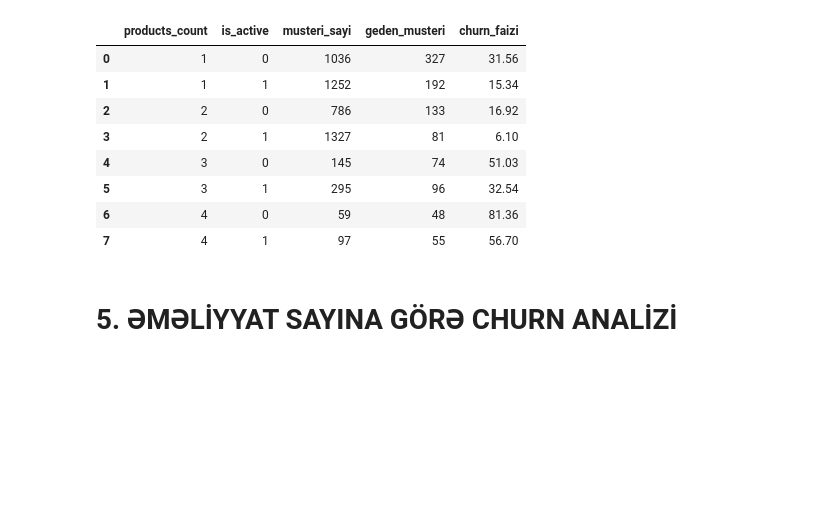
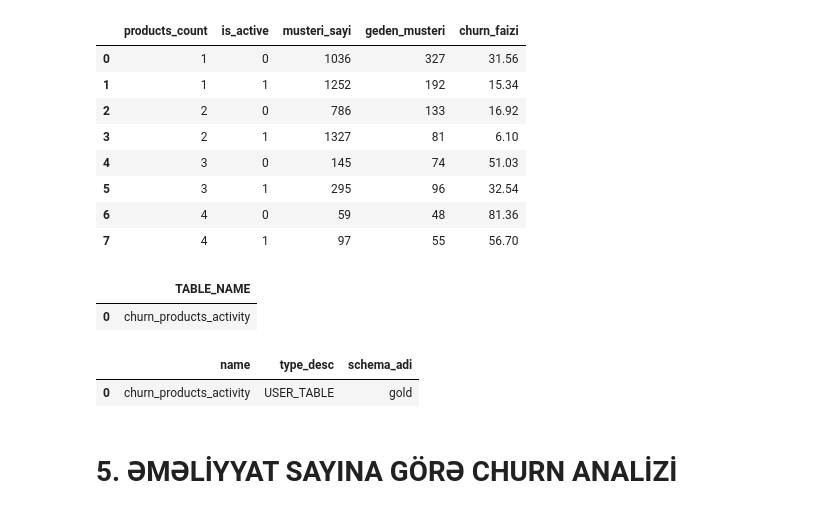
Before and after one commit to mashadiyevasabina/Bank_Analysis, a Jupyter notebook: notebooks/3_Gold/04.sql_report copy.ipynb, the cells around one changed output. Cells and saved outputs as stored; diff of their text form; code cells hidden in the pictures; blank space fills up the shorter version.

```diff
--- a/notebooks/3_Gold/04.sql_report copy.ipynb
+++ b/notebooks/3_Gold/04.sql_report copy.ipynb
@@ -141,4 +145,26 @@ with engine.begin() as conn:
     conn.execute(text(gold_sql))
+# %%
+pd.read_sql("""
+SELECT TABLE_NAME
+FROM INFORMATION_SCHEMA.TABLES
+WHERE TABLE_SCHEMA = 'gold'
+  AND TABLE_NAME = 'churn_products_activity'
+""", engine)
+# %% [output]
+|  | TABLE_NAME |
+| 0 | churn_products_activity |
+# %%
+pd.read_sql("""
+SELECT
+    name,
+    type_desc,
+    SCHEMA_NAME(schema_id) AS schema_adi
+FROM sys.objects
+WHERE name = 'churn_products_activity'
+""", engine)
+# %% [output]
+|  | name | type_desc | schema_adi |
+| 0 | churn_products_activity | USER_TABLE | gold |
 # %% [markdown]
 # 5. ƏMƏLİYYAT SAYINA GÖRƏ CHURN ANALİZİ
 # %%
```
Also changed, not shown: parts of 8 cells of this notebook, 3 other files.
